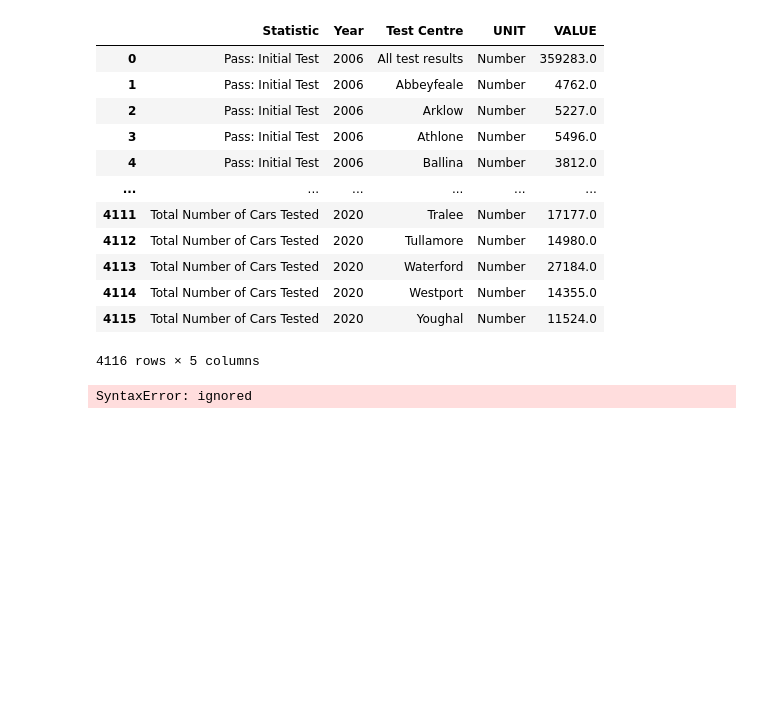
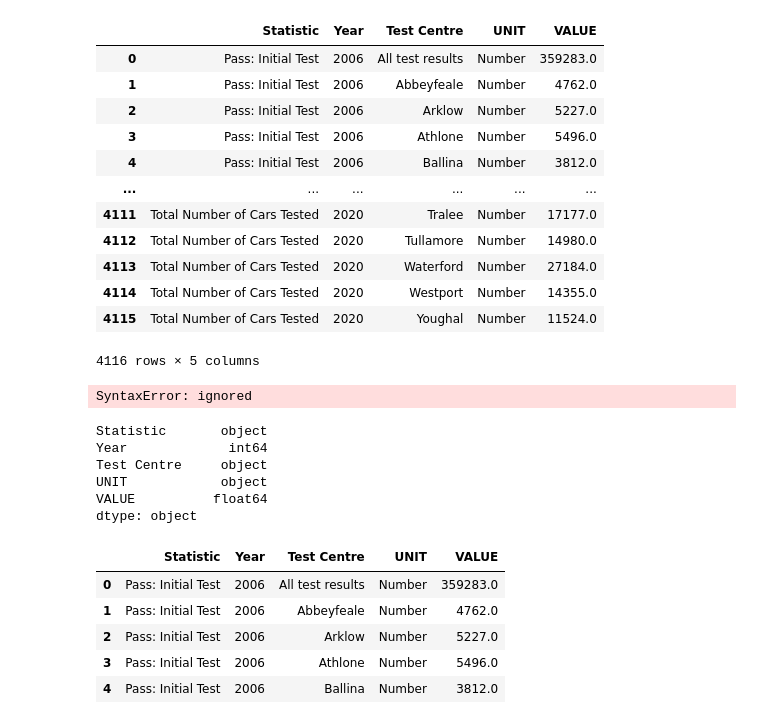
Before and after one commit to hartyl1/UCDPA_harty, a Jupyter notebook: Copy_of_Copy_of_Untitled12.ipynb, the cells around one changed output. Saved outputs shown, nothing was run; the diff lists cells and outputs as text; code cells hidden in the pictures; blank space fills up the shorter version.

```diff
--- a/Copy_of_Copy_of_Untitled12.ipynb
+++ b/Copy_of_Copy_of_Untitled12.ipynb
@@ -343,0 +350,18 @@ SyntaxError: ignored
+# %%
+nct.dtypes
+# %% [output]
+Statistic       object
+Year             int64
+Test Centre     object
+UNIT            object
+VALUE          float64
+dtype: object
+# %%
+nct.head()
+# %% [output]
+|  | Statistic | Year | Test Centre | UNIT | VALUE |
+| 0 | Pass: Initial Test | 2006 | All test results | Number | 359283.0 |
+| 1 | Pass: Initial Test | 2006 | Abbeyfeale | Number | 4762.0 |
+| 2 | Pass: Initial Test | 2006 | Arklow | Number | 5227.0 |
+| 3 | Pass: Initial Test | 2006 | Athlone | Number | 5496.0 |
+| 4 | Pass: Initial Test | 2006 | Ballina | Number | 3812.0 |
```
Also changed, not shown: parts of 8 cells of this notebook.
